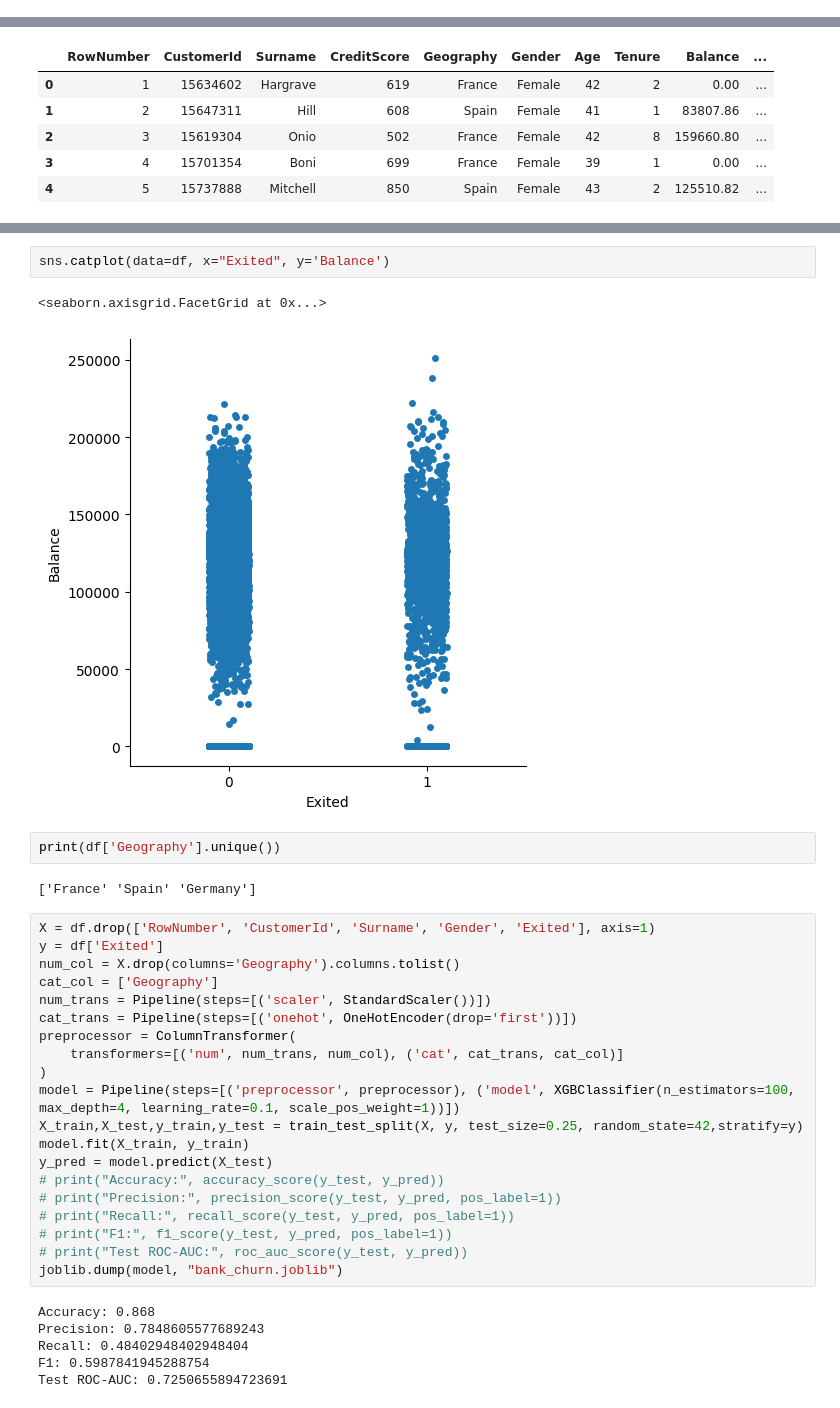
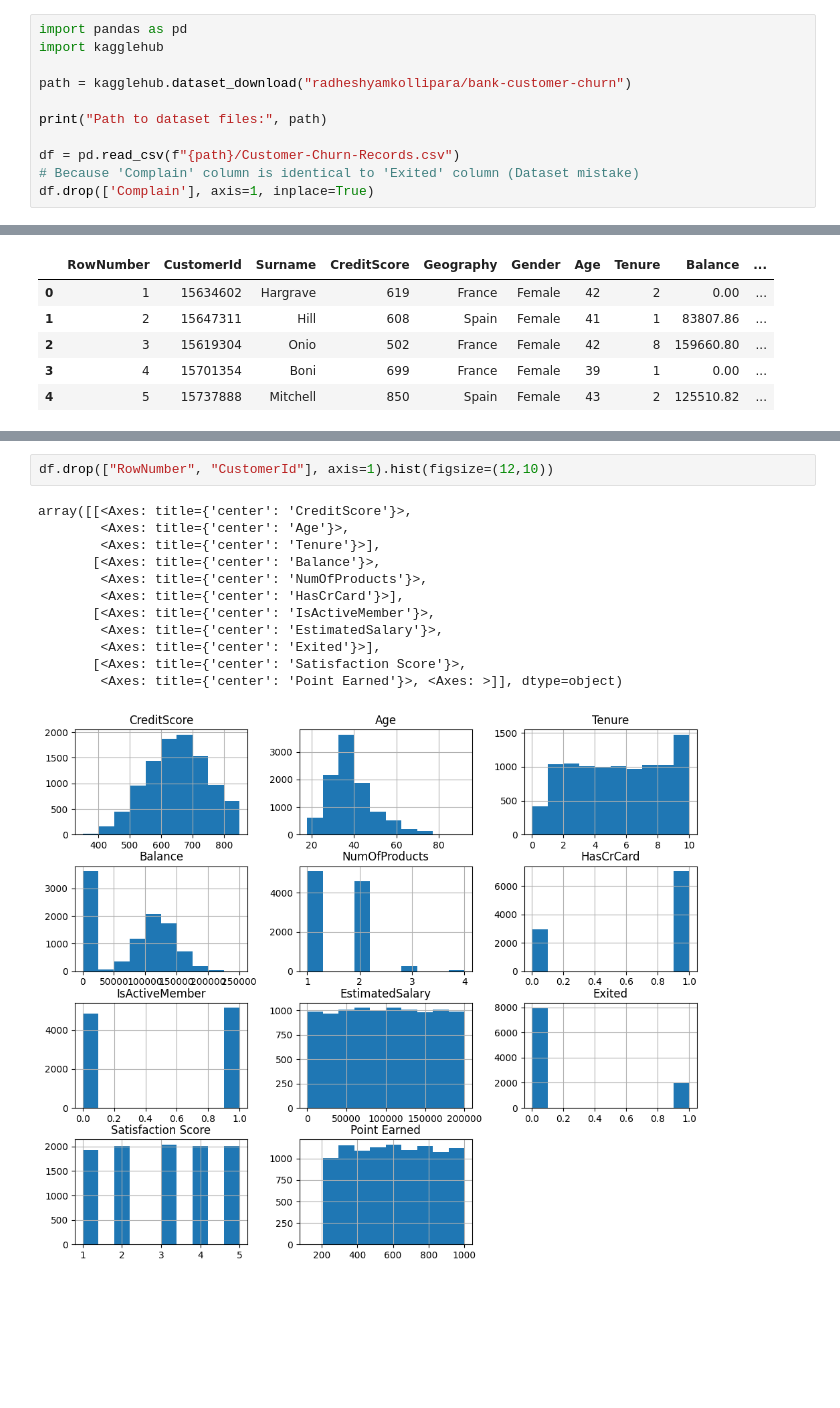
Before and after one commit to wroole/Bank-Churn-Presiction, a Jupyter notebook: model.ipynb, the cells around one changed output, grey strips where cells are left out. Drawn from its saved outputs; the diff is of its cells as text; blank space fills up the shorter version.

Commit message:
Improve dataset preprocessing and model performance

```diff
--- a/model.ipynb
+++ b/model.ipynb
@@ -16,0 +1,11 @@ df = pd.read_csv('churn.csv')
+# %%
+import pandas as pd
+import kagglehub
+
+path = kagglehub.dataset_download("radheshyamkollipara/bank-customer-churn")
+
+print("Path to dataset files:", path)
+
+df = pd.read_csv(f"{path}/Customer-Churn-Records.csv")
+# Because 'Complain' column is identical to 'Exited' column (Dataset mistake)
+df.drop(['Complain'], axis=1, inplace=True)
@@ -65,35 +65,15 @@ df.describe()
-# %%
-sns.catplot(data=df, x="Exited", y='Balance')
-# %% [output]
-<seaborn.axisgrid.FacetGrid at 0x...>
-[figure, removed]
-# %%
-print(df['Geography'].unique())
-# %% [output]
-['France' 'Spain' 'Germany']
-# %%
-X = df.drop(['RowNumber', 'CustomerId', 'Surname', 'Gender', 'Exited'], axis=1)
-y = df['Exited']
-num_col = X.drop(columns='Geography').columns.tolist()
-cat_col = ['Geography']
-num_trans = Pipeline(steps=[('scaler', StandardScaler())])
-cat_trans = Pipeline(steps=[('onehot', OneHotEncoder(drop='first'))])
-preprocessor = ColumnTransformer(
-    transformers=[('num', num_trans, num_col), ('cat', cat_trans, cat_col)]
-)
-model = Pipeline(steps=[('preprocessor', preprocessor), ('model', XGBClassifier(n_estimators=100, max_depth=4, learning_rate=0.1, scale_pos_weight=1))])
-X_train,X_test,y_train,y_test = train_test_split(X, y, test_size=0.25, random_state=42,stratify=y)
-model.fit(X_train, y_train)
-y_pred = model.predict(X_test)
-# print("Accuracy:", accuracy_score(y_test, y_pred))
-# print("Precision:", precision_score(y_test, y_pred, pos_label=1))
-# print("Recall:", recall_score(y_test, y_pred, pos_label=1))
-# print("F1:", f1_score(y_test, y_pred, pos_label=1))
-# print("Test ROC-AUC:", roc_auc_score(y_test, y_pred))
-joblib.dump(model, "bank_churn.joblib")
-# %% [output]
-Accuracy: 0.868
-Precision: 0.7848605577689243
-Recall: 0.48402948402948404
-F1: 0.5987841945288754
-Test ROC-AUC: 0.7250655894723691
+# %%
+df.drop(["RowNumber", "CustomerId"], axis=1).hist(figsize=(12,10))
+# %% [output]
+array([[<Axes: title={'center': 'CreditScore'}>,
+        <Axes: title={'center': 'Age'}>,
+        <Axes: title={'center': 'Tenure'}>],
+       [<Axes: title={'center': 'Balance'}>,
+        <Axes: title={'center': 'NumOfProducts'}>,
+        <Axes: title={'center': 'HasCrCard'}>],
+       [<Axes: title={'center': 'IsActiveMember'}>,
+        <Axes: title={'center': 'EstimatedSalary'}>,
+        <Axes: title={'center': 'Exited'}>],
+       [<Axes: title={'center': 'Satisfaction Score'}>,
+        <Axes: title={'center': 'Point Earned'}>, <Axes: >]], dtype=object)
+[figure, added]
```
Also changed, not shown: parts of 9 cells of this notebook, 4 other files.
